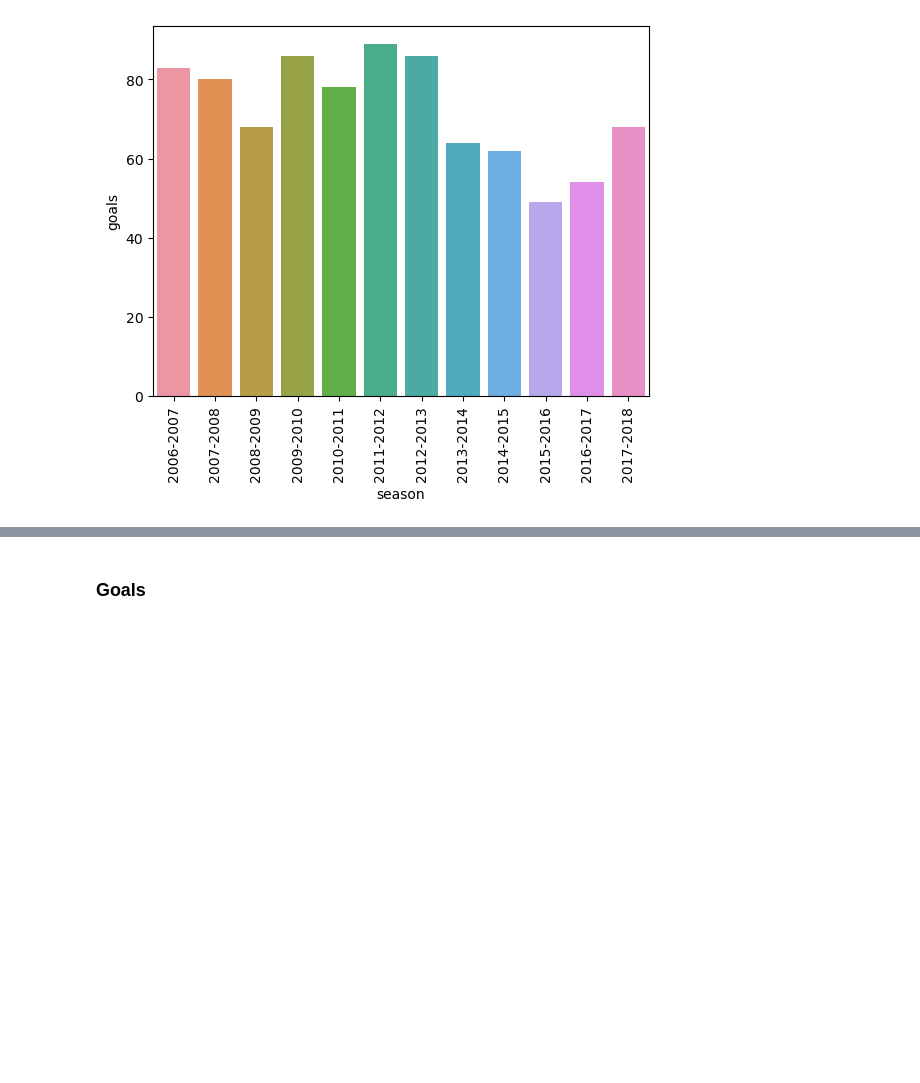
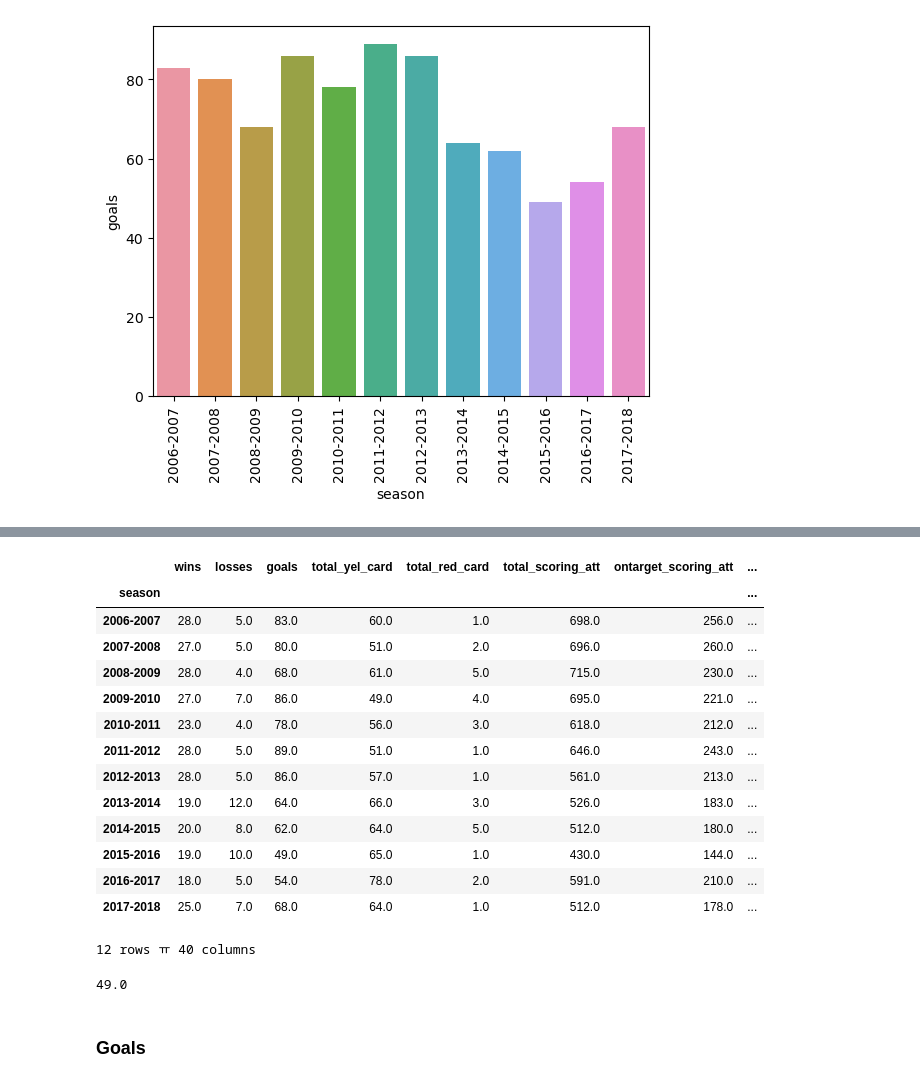
Before and after one commit to dasxgo/data-minds, a Jupyter notebook: notebooks/02-premier-league.ipynb, the cells around one changed output, grey strips where cells are left out. Cells and saved outputs as stored; diff of their text form; code cells hidden in the pictures; blank space fills up the shorter version.

```diff
--- a/notebooks/02-premier-league.ipynb
+++ b/notebooks/02-premier-league.ipynb
@@ -95,3 +158,26 @@ plt.show()
+# %%
+season = mudf.groupby(['season']).sum(['goals'])
+season
+# %% [output]
+|  | wins | losses | goals | total_yel_card | total_red_card | total_scoring_att | ontarget_scoring_att | ... |
+| season |  |  |  |  |  |  |  | ... |
+| 2006-2007 | 28.0 | 5.0 | 83.0 | 60.0 | 1.0 | 698.0 | 256.0 | ... |
+| 2007-2008 | 27.0 | 5.0 | 80.0 | 51.0 | 2.0 | 696.0 | 260.0 | ... |
+| 2008-2009 | 28.0 | 4.0 | 68.0 | 61.0 | 5.0 | 715.0 | 230.0 | ... |
+| 2009-2010 | 27.0 | 7.0 | 86.0 | 49.0 | 4.0 | 695.0 | 221.0 | ... |
+| 2010-2011 | 23.0 | 4.0 | 78.0 | 56.0 | 3.0 | 618.0 | 212.0 | ... |
+| 2011-2012 | 28.0 | 5.0 | 89.0 | 51.0 | 1.0 | 646.0 | 243.0 | ... |
+| 2012-2013 | 28.0 | 5.0 | 86.0 | 57.0 | 1.0 | 561.0 | 213.0 | ... |
+| 2013-2014 | 19.0 | 12.0 | 64.0 | 66.0 | 3.0 | 526.0 | 183.0 | ... |
+| 2014-2015 | 20.0 | 8.0 | 62.0 | 64.0 | 5.0 | 512.0 | 180.0 | ... |
+| 2015-2016 | 19.0 | 10.0 | 49.0 | 65.0 | 1.0 | 430.0 | 144.0 | ... |
+| 2016-2017 | 18.0 | 5.0 | 54.0 | 78.0 | 2.0 | 591.0 | 210.0 | ... |
+| 2017-2018 | 25.0 | 7.0 | 68.0 | 64.0 | 1.0 | 512.0 | 178.0 | ... |
+12 rows ￗ 40 columns
+# %%
+season['goals'].min()
+# %% [output]
+49.0
 # %% [markdown]
 ### **Goals**
 # %%
```
Also changed, not shown: parts of 12 cells of this notebook.
